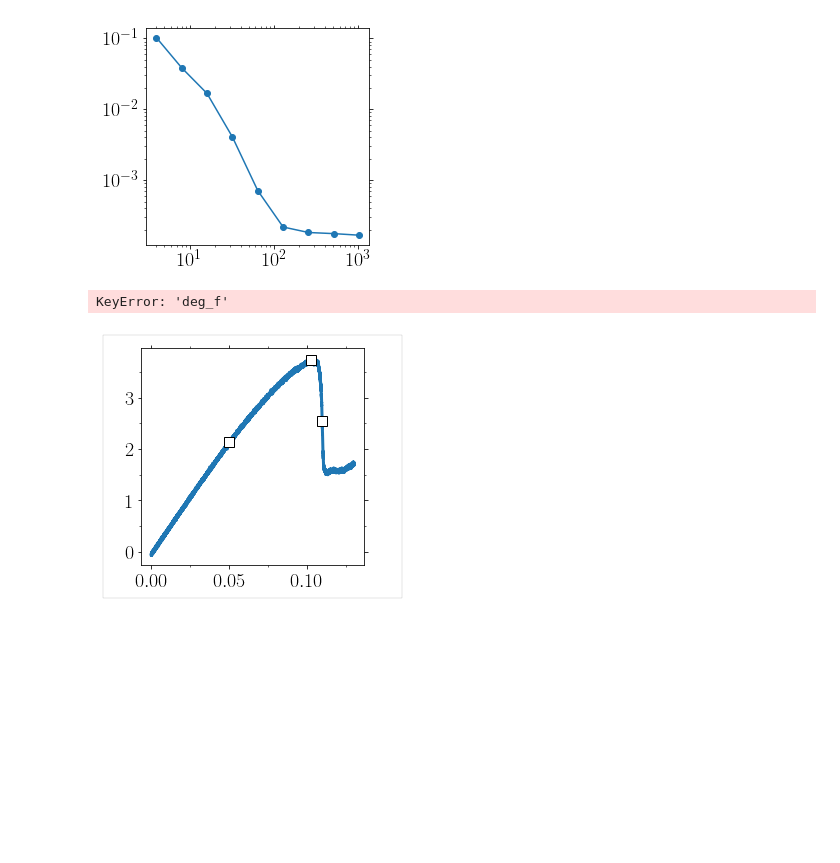
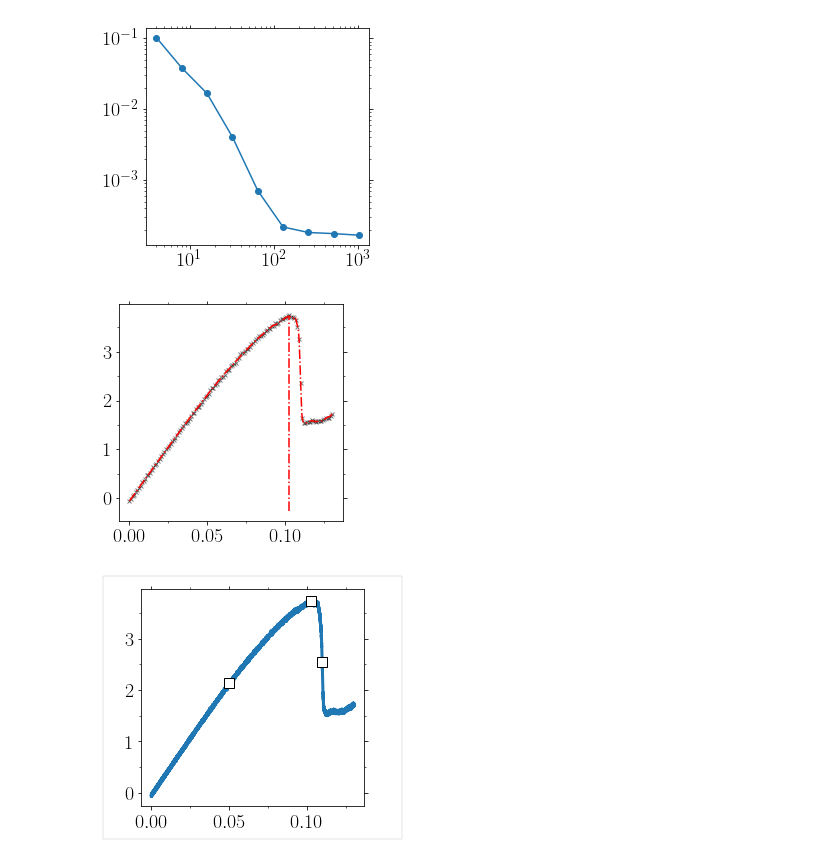
Before and after one commit to kkarimi62/glassDeformation, a Jupyter notebook: python/analyzePlasticity.ipynb, the cells around one changed output. Saved outputs shown, nothing was run; the diff lists cells and outputs as text; code cells hidden in the pictures; blank space fills up the shorter version.

```diff
--- a/python/analyzePlasticity.ipynb
+++ b/python/analyzePlasticity.ipynb
@@ -969,7 +969,7 @@ if eval(confParser['flags']['FitSpline']):
 
     x, y = np.array(strain), np.array(Virial)
     #--- training points
-    deg_f = eval(confParser['flags']['deg_f'])
+    deg_f = eval(confParser['Spline']['deg_f'])
     transfrm = utl.ReturnShapeFunc(x,deg_f) #13)
 
     #--- train
@@ -1024,34 +1024,34 @@ if eval(confParser['flags']['FitSpline']):
            Plot = False,
            ax = ax,
            **kwargs
           )
     if eval(confParser['flags']['AssignYieldTime']):
         utl.PltErr([ey,ey], [ax.axis()[2],sy],
                yerr=None,
                attrs = {'fmt':'-.r'},
                Plot = True,
                ax = ax,
                **kwargs
               )
     elif eval(confParser['flags']['AssignMaxDropTime']):
         utl.PltErr(em, sm,
                yerr=None,
                attrs = {'fmt':'s','color':'black','markersize':8},
                Plot = True,
                ax = ax,
                **kwargs
               )
     elif eval(confParser['flags']['AssignFlowTime']):
         utl.PltErr([ef,ef], [ax.axis()[2],sf],
                yerr=None,
                attrs = {'fmt':'-.r'},
                Plot = True,
                ax = ax,
                 title='loadCurve/spline.png'
                **kwargs
               )
 # %% [output]
-KeyError: 'deg_f'
+[figure, added]
 # %%
 if not eval(confParser['flags']['RemoteMachine']):
     #--- Plot
```
Also changed, not shown: parts of 1 cell of this notebook, 2 other files.
